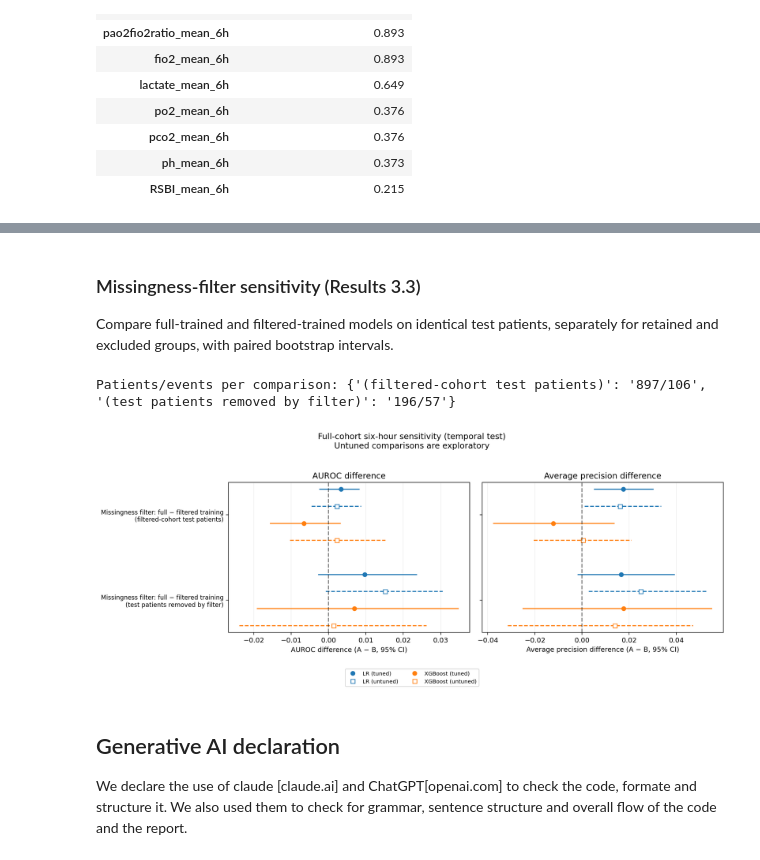
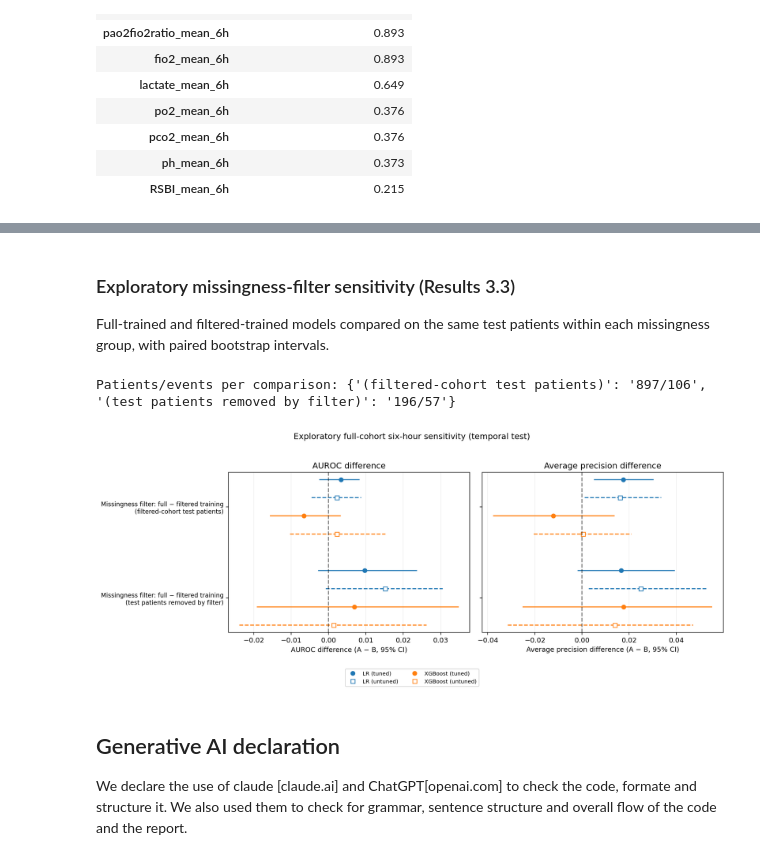
Before and after one commit to Xkpd/comp90089-ml-in-health-group-25, a Jupyter notebook: ML4Health_report_25.ipynb, the cells around one changed output, grey strips where cells are left out. Drawn from its saved outputs; the diff is of its cells as text; code cells hidden in the pictures.

```diff
--- a/pipeline.ipynb
+++ b/ML4Health_report_25.ipynb
@@ -553,7 +557,7 @@ Seed 42, search grids and fixed untuned settings are defined below. Untuned comp
 # %%
 CONFIG = {
+    "analysis_note": "We kept the primary analysis unchanged after test inspection; full-cohort sensitivity and untuned comparisons are exploratory.",
     "output_root": str(Path.cwd() / "models/outputs/six_hour_tuning_comparison_in_memory"),
-    "analysis_note": "Revised temporal-test analysis; untuned comparisons added after an earlier test evaluation.",
     "target": "combined_outcome",
     "seed": 42,
     "split_mode": "temporal",
@@ -969,7 +975,8 @@ def prepare_analyses(configs):
 def environment_versions():
     """Package versions saved with every analysis."""
     versions = {p: importlib.metadata.version(p) for p in
-        ["numpy", "pandas", "scikit-learn", "xgboost", "scipy", "matplotlib", "joblib"]}
+        ["numpy", "pandas", "scikit-learn", "xgboost", "scipy", "matplotlib", "joblib",
+         "google-cloud-bigquery", "db-dtypes", "pyarrow", "google-auth", "ipython"]}
     return {**versions, "python": platform.python_version()}
 # %%
 RUN_CONFIGS = make_run_configs(CONFIG)
@@ -1922,42 +2008,42 @@ All comparators on identical RSBI-available test patients; continuous RSBI for A
 | 5 | rsbi | 707 | 83 | 0.526 | 0.199 | 0.084 | 0.984 | 0.412 | 0.890 | ... |
 ... (4 outputs left out)
 # %% [markdown]
-### Missingness-filter sensitivity (Results 3.3)
+### Exploratory missingness-filter sensitivity (Results 3.3)
 
-Compare full-trained and filtered-trained models on identical test patients, separately for retained and excluded groups, with paired bootstrap intervals.
+Full-trained and filtered-trained models compared on the same test patients within each missingness group, with paired bootstrap intervals.
 # %%
 # Missingness-filter sensitivity analysis on the temporal test set: paired differences A − B with 95% bootstrap CIs.
 row_labels = {
     "A full-cohort vs B filtered-cohort training (filtered-cohort patients)":
         "Missingness filter: full − filtered training\n(filtered-cohort test patients)",
     "A full-cohort vs B filtered-cohort training (patients removed by filter)":
         "Missingness filter: full − filtered training\n(test patients removed by filter)",
 }
 comparisons = [c for c in row_labels if c in set(sensitivity.comparison)]
 fig, axes = plt.subplots(1, 2, figsize=(13, 1.6 * len(comparisons) + 2.1), sharey=True)
 for ax, metric, title in zip(axes, ["auroc", "average_precision"], ["AUROC difference", "Average precision difference"]):
     for model, offset in zip(MODEL_NAMES, np.linspace(-0.30, 0.30, len(MODEL_NAMES))):
         rows = sensitivity[sensitivity.metric.eq(metric) & sensitivity.model.eq(model)].set_index("comparison").loc[comparisons]
         y = np.arange(len(comparisons)) + offset
         ax.hlines(y, rows.lower_95, rows.upper_95, color=COLOURS[model], linestyles=LINESTYLES[model])
         ax.plot(rows.A_minus_B, y, MARKERS[model], color=COLOURS[model], markerfacecolor="white" if model.endswith("_untuned") else COLOURS[model], label=LABELS[model])
     ax.axvline(0, color="k", linestyle="--", alpha=.5)  # 0 = no difference
     ax.set(xlabel=f"{title} (A − B, 95% CI)", title=title)
     ax.grid(axis="x", alpha=.2)
 axes[0].set_yticks(range(len(comparisons)), [row_labels[c] for c in comparisons], fontsize=9)
 axes[0].invert_yaxis()
 fig.legend(*axes[0].get_legend_handles_labels(), fontsize=8, loc="lower center", ncol=2)
 patients = sensitivity.drop_duplicates("comparison").set_index("comparison").loc[comparisons]
 print("Patients/events per comparison:", dict(zip([row_labels[c].split("\n")[1] for c in comparisons],
     [f"{int(n)}/{int(e)}" for n, e in zip(patients.patients, patients.events)])))
-fig.suptitle("Full-cohort six-hour sensitivity (temporal test)\nUntuned comparisons are exploratory")
+fig.suptitle("Exploratory full-cohort six-hour sensitivity (temporal test)")
 fig.tight_layout(rect=(0, .10, 1, .96))
 fig.savefig(SUITE_DIR / "FINAL_sensitivity_analyses.png", dpi=180, bbox_inches="tight")
 plt.close(fig)
 display(Image(filename=str(SUITE_DIR / "FINAL_sensitivity_analyses.png")))
 # %% [output]
 Patients/events per comparison: {'(filtered-cohort test patients)': '897/106', '(test patients removed by filter)': '196/57'}
-[figure, old version]
+[figure, new version]
 # %% [markdown]
 ## Generative AI declaration
 
```
Also changed, not shown: parts of 22 cells of this notebook, 36 other files.
